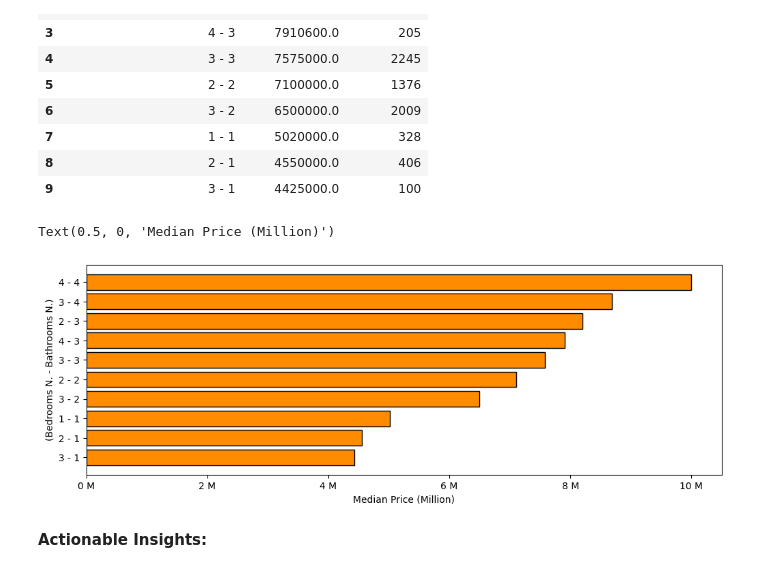
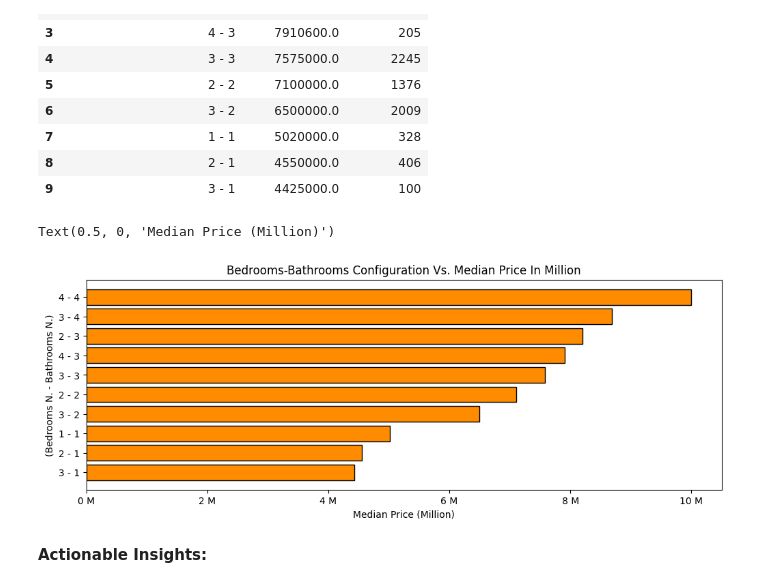
Before and after one commit to Geoshy/Bayut_Egypt_Real_Estate_Website_Data_Analysis_Project, a Jupyter notebook: Jupyter Notebooks/3_Bivariate_Analysis.ipynb, the cells around one changed output. Saved outputs shown, nothing was run; the diff lists cells and outputs as text; code cells hidden in the pictures.

```diff
--- a/Jupyter Notebooks/3_Bivariate_Analysis.ipynb
+++ b/Jupyter Notebooks/3_Bivariate_Analysis.ipynb
@@ -243,18 +243,19 @@ apartment_configuration
 # %%
 plt.figure(figsize=(12,4))
 plt.barh(
     apartment_configuration.sort_values(by=['median_price'], ascending=False)['apartment_configuration'],
     apartment_configuration.sort_values(by=['median_price'], ascending=False)['median_price'],
     color='darkorange',
     edgecolor='black'
 )
 plt.gca().invert_yaxis()
 plt.gca().xaxis.set_major_formatter(plt.FuncFormatter(lambda x, position: (f'{int(x / 1000000)} M')))
+plt.title("Bedrooms-Bathrooms Configuration Vs. Median Price In Million")
 plt.ylabel('(Bedrooms N. - Bathrooms N.)')
 plt.xlabel('Median Price (Million)')
 # %% [output]
 Text(0.5, 0, 'Median Price (Million)')
-[figure, old version]
+[figure, new version]
 # %% [markdown]
 **Actionable Insights:**
 # %% [markdown]
```
Also changed, not shown: parts of 1 cell of this notebook, 25 other files.
